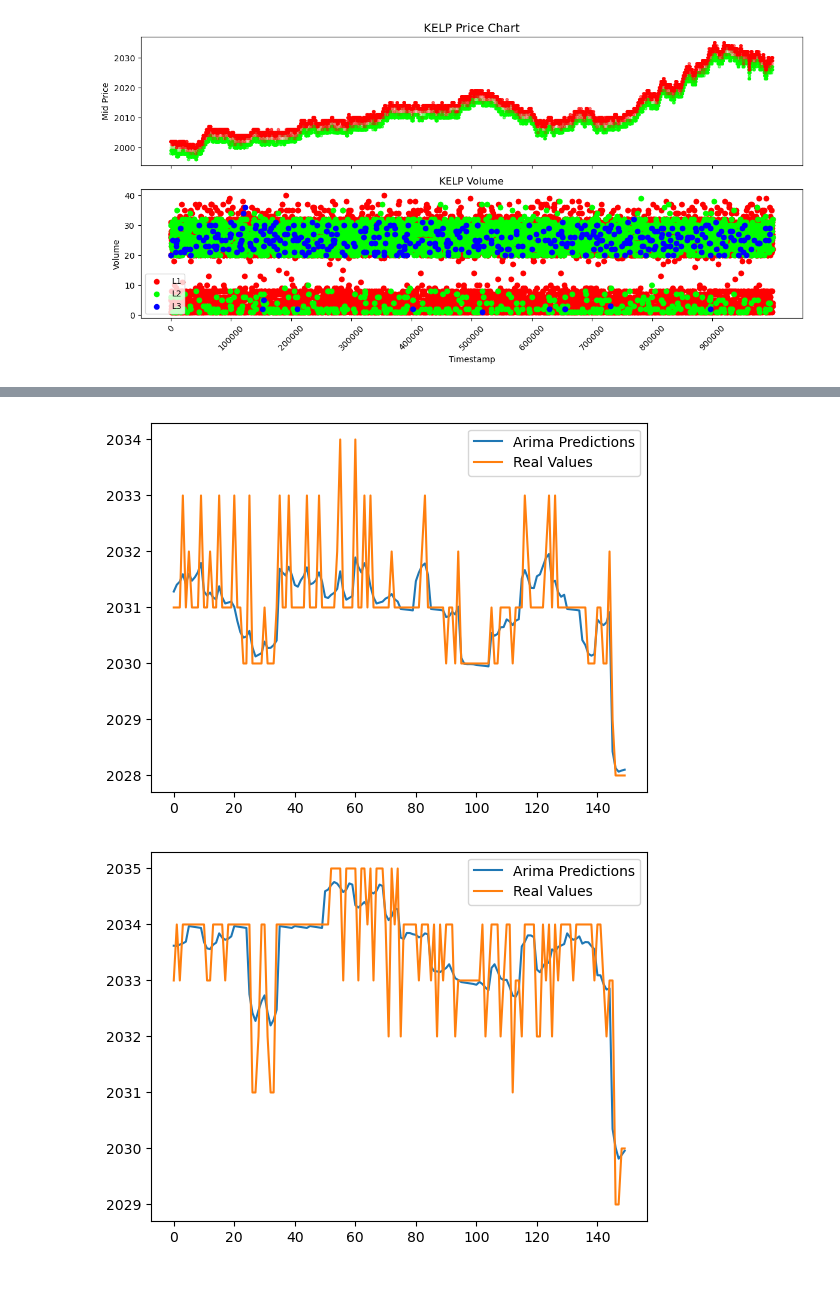
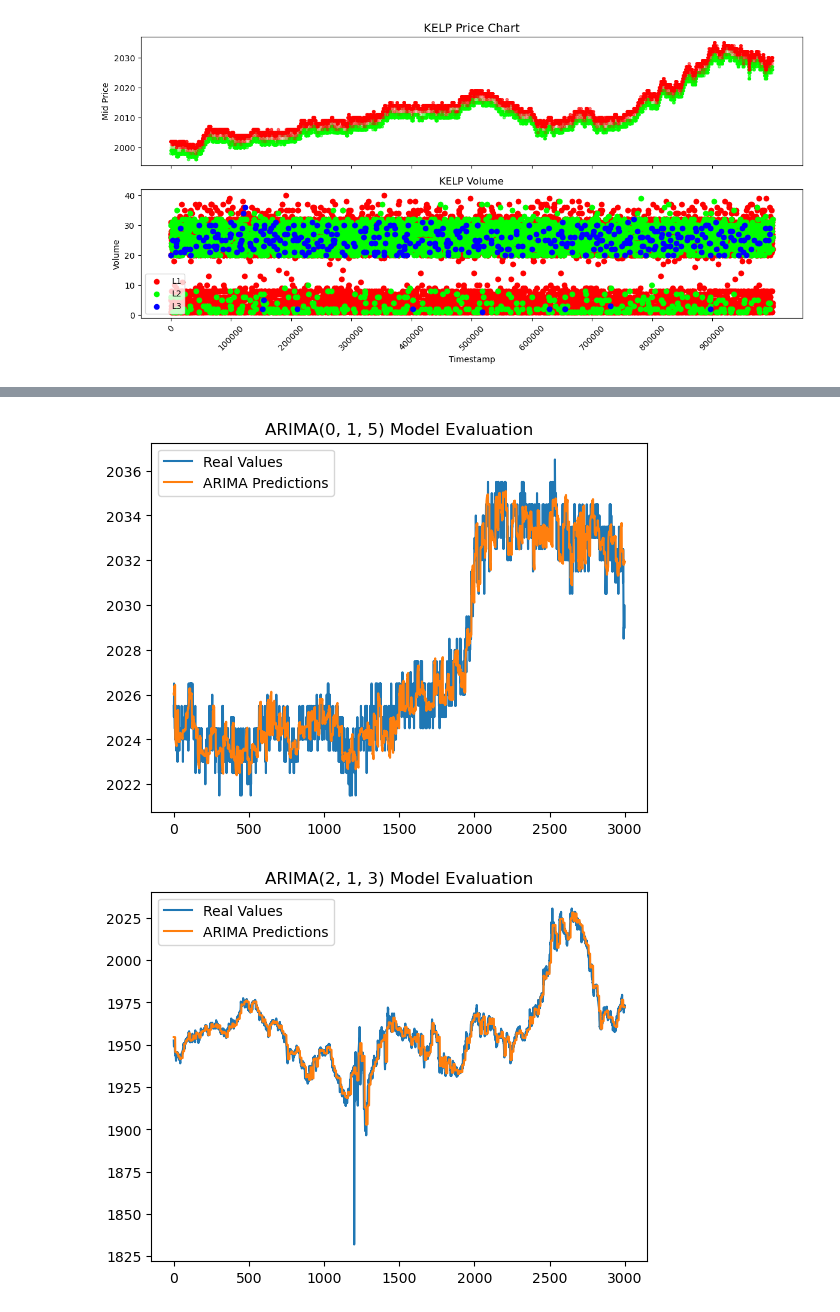
Before and after one commit to CANTSOAR/prosperity3, a Jupyter notebook: round_1/data_analysis/testing.ipynb, the cells around one changed output, grey strips where cells are left out. Cells and saved outputs as stored; diff of their text form; code cells hidden in the pictures; blank space fills up the shorter version.

```diff
--- a/round_1/data_analysis/testing.ipynb
+++ b/round_1/data_analysis/testing.ipynb
@@ -87,0 +67,4 @@ strong multicollinearity or other numerical problems.
+# %%
+Regressor.regress_simple(p1, "KELP", "SQUID_INK")
+order_kelp = (0, 1, 5)
+order_ink = (2, 1, 3)
@@ -88,16 +89,20 @@ strong multicollinearity or other numerical problems.
 # %%
-out_sample_1 = p2[p2["product"] == "KELP"]["bid_price_1"].values[-500:]
-out_sample_2 = p2[p2["product"] == "KELP"]["ask_price_1"].values[-500:]
+out_sample_kelp = p2[p2["product"] == "KELP"]["mid_price"].values
+out_sample_ink = p2[p2["product"] == "SQUID_INK"]["mid_price"].values
 
 from sklearn.linear_model import LinearRegression  # or try RandomForest, MLP, etc.
 
-X, y_diff = Regressor.make_dataset(out_sample_1, lag=5)
-model = LinearRegression().fit(X, y_diff)
-Regressor.eval_model(out_sample_1, model)
+X, y_diff = Regressor.arima_make_dataset(out_sample_kelp, order_kelp)
+model_kelp = LinearRegression().fit(X, y_diff)
+Regressor.eval_model(out_sample_kelp, model_kelp, order = order_kelp, steps = 10)
 
-X, y_diff = Regressor.make_dataset(out_sample_2, lag=5)
-model = LinearRegression().fit(X, y_diff)
-Regressor.eval_model(out_sample_2, model)
+forecast_kelp = Regressor.forecast(out_sample_kelp, model_kelp, order = order_kelp, steps = 100)
+
+X, y_diff = Regressor.arima_make_dataset(out_sample_ink, order_ink)
+model_ink = LinearRegression().fit(X, y_diff)
+Regressor.eval_model(out_sample_ink, model_ink, order = order_ink, steps = 10)
+
+forecast_kelp = Regressor.forecast(out_sample_kelp, model_kelp, order = order_kelp, steps = 100)
 # %% [output]
-[figure, old version]
+[figure, new version]
-[figure, old version]
+[figure, new version]
```
Also changed, not shown: parts of 2 cells of this notebook, 2 other files.
